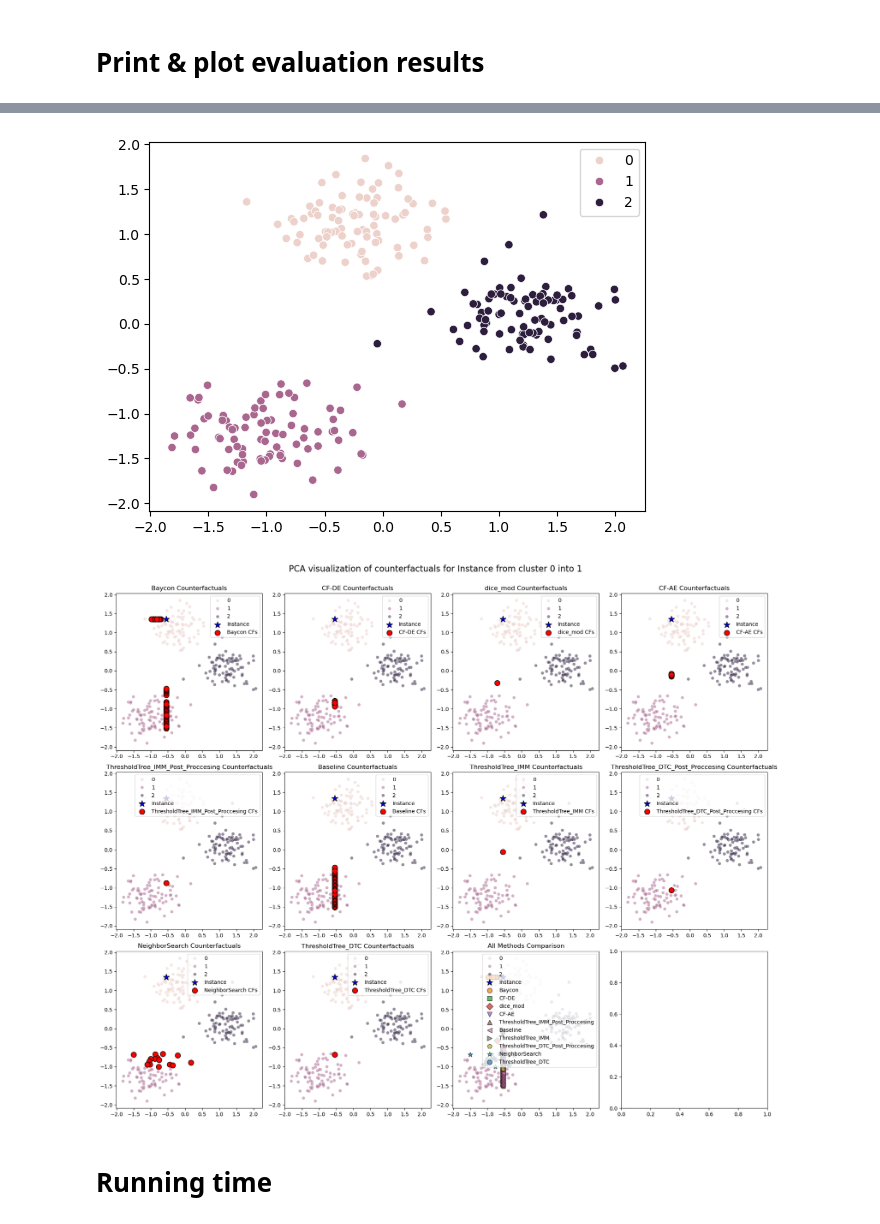
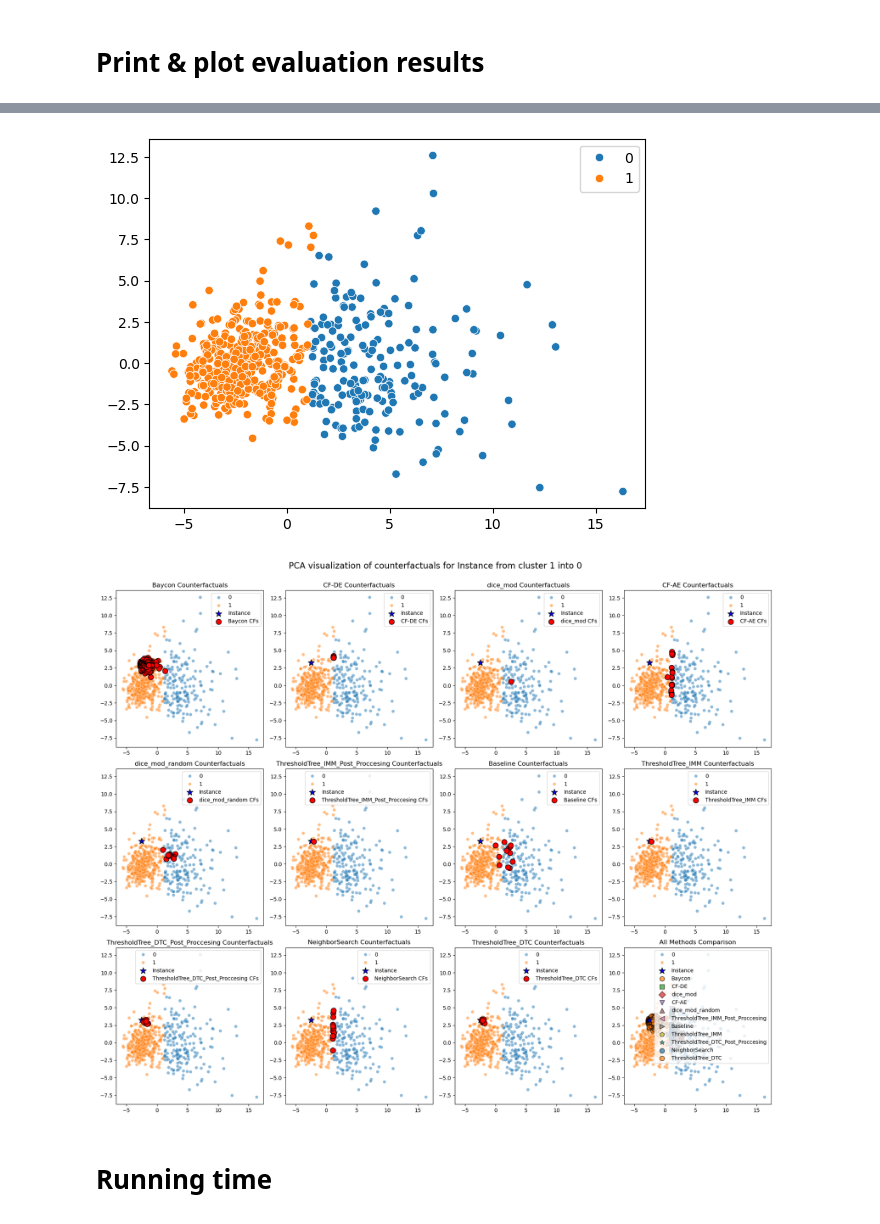
Before and after one commit to jepp3183/Thesis2025, a Jupyter notebook: code/Cross Evaluation.ipynb, the cells around one changed output, grey strips where cells are left out. Saved outputs shown, nothing was run; the diff lists cells and outputs as text; code cells hidden in the pictures.

Commit message:
add random dice mod variant

```diff
--- a/code/Cross Evaluation.ipynb
+++ b/code/Cross Evaluation.ipynb
@@ -30,16 +33,17 @@ import os
 # %% [markdown]
 # Cross testing of methods
 # %%
-data_set = "blobs"
+data_set = "breast_cancer"
 cf_amount = 25
 random_state = 42
-nc = 3
 
 match data_set:
     case "breast_cancer":
         X, true_y = load_breast_cancer(return_X_y=True)
+        nc = 2
     case "blobs":
         X, true_y = make_blobs(centers=nc, cluster_std=2, n_features=2, n_samples=250, random_state=random_state)
+        nc = 3
 
 #X, true_y = load_wine(return_X_y=True)
 # X, true_y = load_breast_cancer(return_X_y=True)
@@ -254,10 +258,7 @@ dice_cfs = []
 for cf in cfs:
     instance = X[cf.instance].reshape(1, -1)
     gainer = Gainer(centers, X, cf.target, instance, eps=0)
-    dice_cf = np.array([
-        # random_opt(instance, gainer.gain)[0][0]
-        adam_opt(instance, gainer.gain, max_iter=1000, lr=1)[0][0]
-    for _ in range(1)])
+    dice_cf = np.array([adam_opt(instance, gainer.gain, max_iter=1000, lr=1)[0][0]])
     print(dice_cf.shape)
     print([km.predict(cf.reshape(1,-1)) for cf in dice_cf])
     dice_cfs.append(CounterfactualData(dice_cf, cf.instance, cf.target, cf.instance_label))
@@ -294,2 +295,32 @@ iter: 115, score: 0.7041819361093358
 [array([1], dtype=int32)]
 Starting on: dice_mod
+# %%
+from lib.dice_mod import Gainer, gradient_ascent, adam_opt, random_opt
+from scipy.spatial.distance import pdist
+import torch
+
+dice_cfs = []
+count = 10
+torch.manual_seed(42)
+
+for cf in cfs:
+    instance = X[cf.instance].reshape(1, -1)
+    gainer = Gainer(centers, X, cf.target, instance, eps=0)
+    dice_cf = np.array([random_opt(instance, gainer.gain)[0][0]  for _ in range(count)])
+    print(dice_cf.shape)
+    print([km.predict(cf.reshape(1,-1)) for cf in dice_cf])
+    dice_cfs.append(CounterfactualData(dice_cf, cf.instance, cf.target, cf.instance_label))
+
+# centers = km.cluster_centers_
+# dists = np.linalg.norm(dice_cf.reshape(1, -1) - centers, axis=1)
+# print(dists)
+
+dice_mod = {
+    "name": "dice_mod_random",
+    "counterfactuals": dice_cfs
+}
+
+pickle_cfs(dice_mod)
+
+res, _ = run(dice_mod, centers, X, y)
+pickle_res(res, dice_mod['name'])
@@ -467,7 +516,7 @@ else:
 sns.scatterplot(x=embed_X[:, 0], y=embed_X[:, 1], hue=y)
 plt.show()
 # %% [output]
-[figure, old version]
+[figure, new version]
 # %%
 cf_n = 0
 
@@ -497,35 +546,35 @@ for i in range(len(methods_embedded)):
     sns.scatterplot(x=embed_X[:, 0], y=embed_X[:, 1], hue=y, alpha=0.5, ax=axs[i])
     axs[i].scatter(instance_embedded[:, 0], instance_embedded[:, 1], color='blue', s=150,
                   marker='*', label='Instance', zorder=5, edgecolor='black')
 
 for i, (name, embed) in enumerate(methods_embedded):
     axs[i].scatter(embed[:, 0], embed[:, 1], color='red', s=100,
                  marker='o', label=f'{name} CFs', zorder=5, edgecolor='black')
     axs[i].set_title(f"{name} Counterfactuals")
     axs[i].legend(loc='upper right')
 
 # Add a global title
 fig.suptitle(f"PCA visualization of counterfactuals for Instance from cluster {ins_c} into {int(target_c)}",
             fontsize=16, y=0.98)
 
 # Final subplot for combined view
 sns.scatterplot(x=embed_X[:, 0], y=embed_X[:, 1], hue=y, alpha=0.5, ax=axs[len(methods_embedded)])
 axs[len(methods_embedded)].scatter(instance_embedded[:, 0], instance_embedded[:, 1], color='blue', s=150,
               marker='*', label='Instance', zorder=5, edgecolor='black')
 
 # Add all counterfactuals with different markers
-markers = ['o', 's', 'D', 'v', '^', '<', '>', 'p', '*', 'o']
+markers = ['o', 's', 'D', 'v', '^', '<', '>', 'p', '*', 'o', 'o']
 for i, (name, embed) in enumerate(methods_embedded):
     axs[len(methods_embedded)].scatter(embed[:, 0], embed[:, 1], marker=markers[i], label=name, s=80,
                  alpha=0.7, edgecolor='black')
 axs[len(methods_embedded)].set_title("All Methods Comparison")
 axs[len(methods_embedded)].legend(loc='upper right')
 
 plt.tight_layout()
 plt.subplots_adjust(top=0.93)
 plt.show()
 # %% [output]
-[figure, old version]
+[figure, new version]
 # %% [markdown]
 # Running time
 # %%
```
Also changed, not shown: parts of 6 cells of this notebook, 6 other files.
